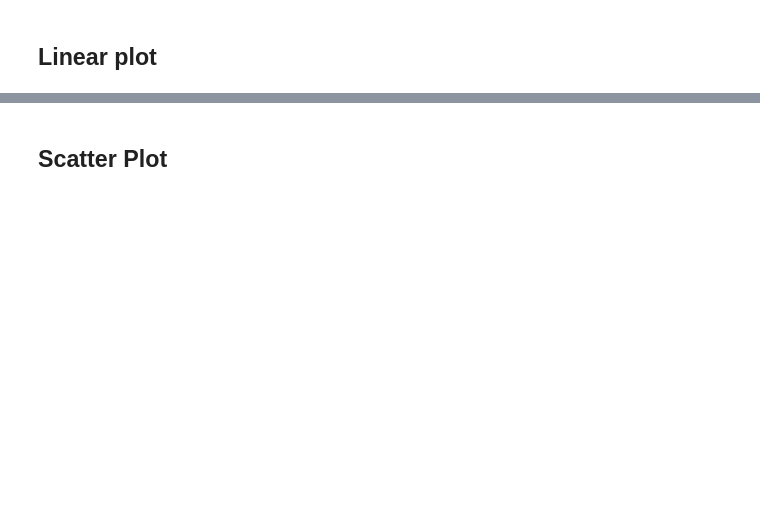
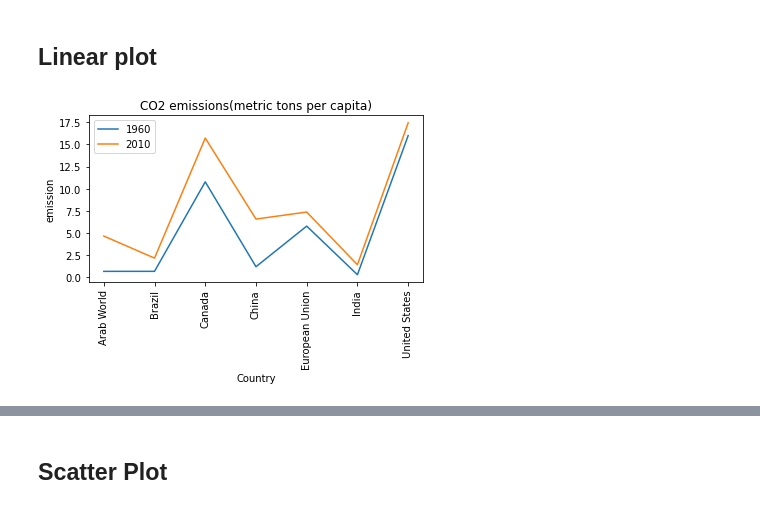
Before and after one commit to For-Chance/CourseOfConstructionInformation, a Jupyter notebook: Class/Class_05/Charts_1/04 - Charts 1 - Empty.ipynb, the cells around one changed output, grey strips where cells are left out. Cells and saved outputs as stored; diff of their text form; code cells hidden in the pictures; blank space fills up the shorter version.

Commit message:
Class_05: Chart

```diff
--- a/Class/Class_05/Charts_1/04 - Charts 1 - Empty.ipynb
+++ b/Class/Class_05/Charts_1/04 - Charts 1 - Empty.ipynb
@@ -4,2 +8,5 @@
 # %% [markdown]
 ## Load dataset
+# %%
+co2 = pd.read_csv('CO2_selected.csv')
+co2.head()
@@ -6,2 +20,14 @@
 # %% [markdown]
 ## Linear plot
+# %%
+plt.figure()
+plt.plot(co2['1960'])
+plt.plot(co2['2010'])
+plt.title('CO2 emissions(metric tons per capita)')
+plt.xlabel('Country')
+plt.ylabel('emission')
+plt.legend(['1960', '2010'])
+plt.xticks(co2.index, co2['Country Name'], rotation = 'vertical')
+plt.subplots_adjust(bottom=0.3)
+# %% [output]
+[figure, added]
```
Also changed, not shown: parts of 24 cells of this notebook.
